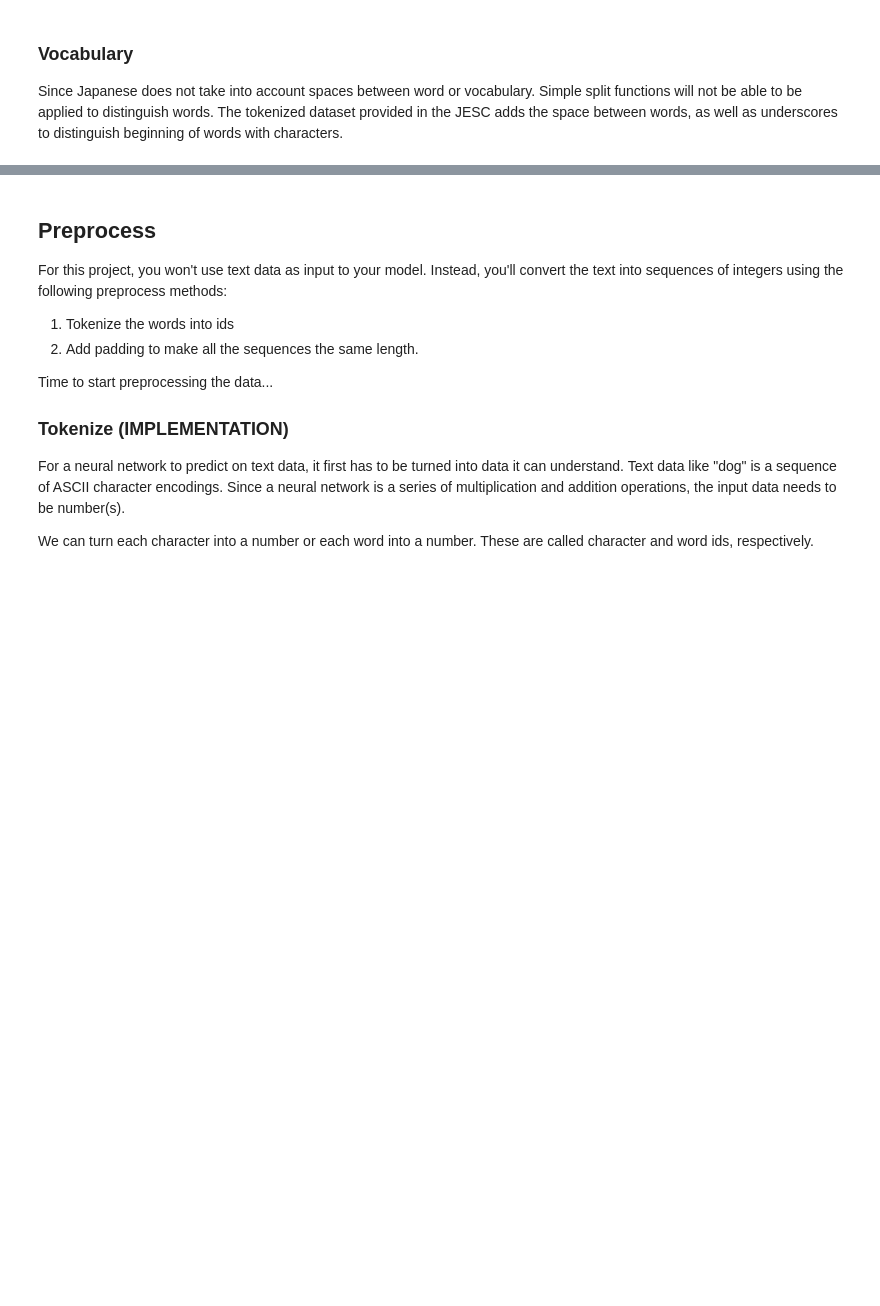
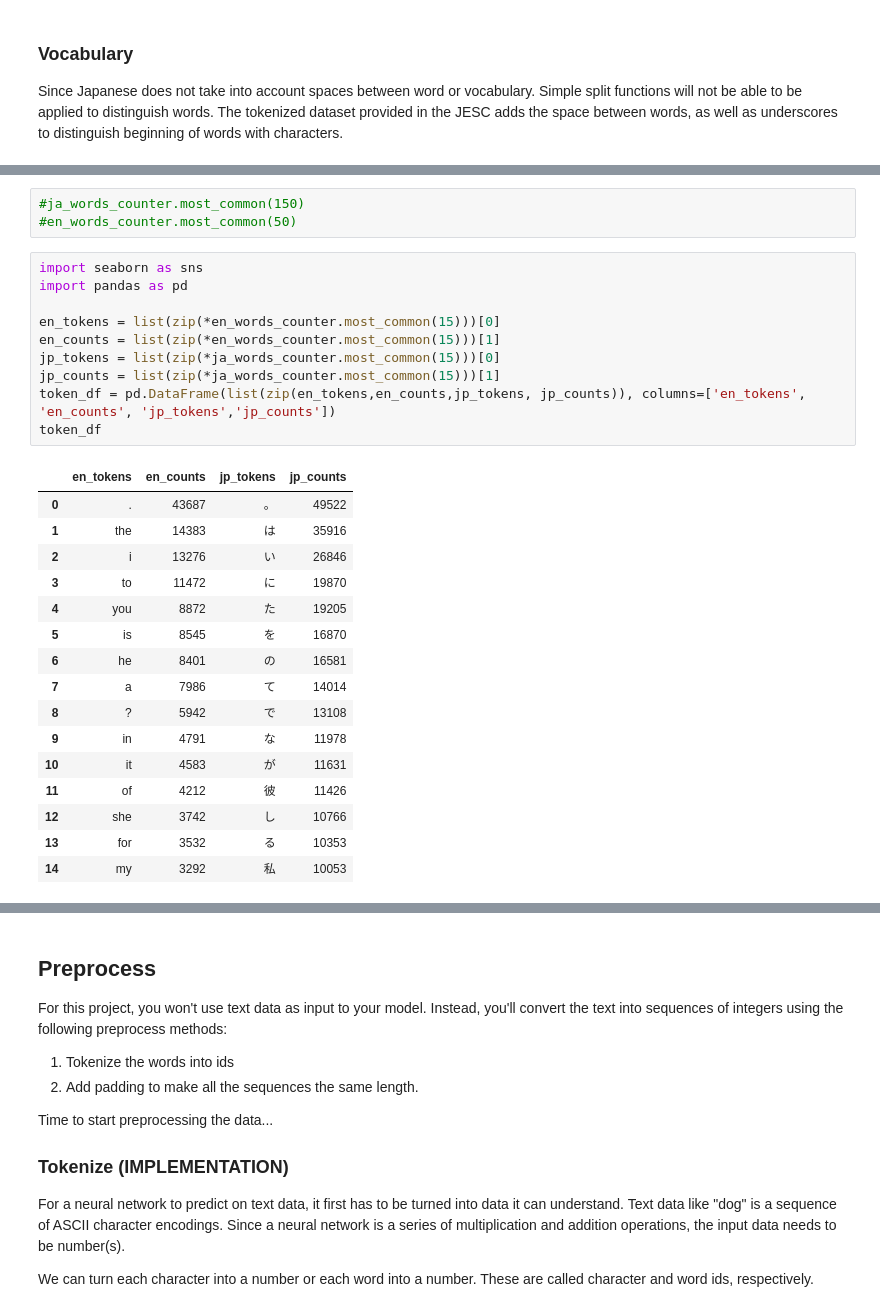
Before and after one commit to damorita/Japanese_Machine_Translation, a Jupyter notebook: Capstone-Japanese_Translation.ipynb, the cells around one changed output, grey strips where cells are left out. Cells and saved outputs as stored; diff of their text form; blank space fills up the shorter version.

```diff
--- a/Capstone-Japanese_Translation.ipynb
+++ b/Capstone-Japanese_Translation.ipynb
@@ -94,0 +137,30 @@ print('"' + '" "'.join(list(zip(*ja_words_counter.most_common(10)))[0]) + '"')
+# %%
+#ja_words_counter.most_common(150)
+#en_words_counter.most_common(50)
+# %%
+import seaborn as sns
+import pandas as pd
+
+en_tokens = list(zip(*en_words_counter.most_common(15)))[0]
+en_counts = list(zip(*en_words_counter.most_common(15)))[1]
+jp_tokens = list(zip(*ja_words_counter.most_common(15)))[0]
+jp_counts = list(zip(*ja_words_counter.most_common(15)))[1]
+token_df = pd.DataFrame(list(zip(en_tokens,en_counts,jp_tokens, jp_counts)), columns=['en_tokens', 'en_counts', 'jp_tokens','jp_counts'])
+token_df
+# %% [output]
+|  | en_tokens | en_counts | jp_tokens | jp_counts |
+| 0 | . | 43687 | 。 | 49522 |
+| 1 | the | 14383 | は | 35916 |
+| 2 | i | 13276 | い | 26846 |
+| 3 | to | 11472 | に | 19870 |
+| 4 | you | 8872 | た | 19205 |
+| 5 | is | 8545 | を | 16870 |
+| 6 | he | 8401 | の | 16581 |
+| 7 | a | 7986 | て | 14014 |
+| 8 | ? | 5942 | で | 13108 |
+| 9 | in | 4791 | な | 11978 |
+| 10 | it | 4583 | が | 11631 |
+| 11 | of | 4212 | 彼 | 11426 |
+| 12 | she | 3742 | し | 10766 |
+| 13 | for | 3532 | る | 10353 |
+| 14 | my | 3292 | 私 | 10053 |
```
Also changed, not shown: parts of 25 cells of this notebook, 2 other files.
